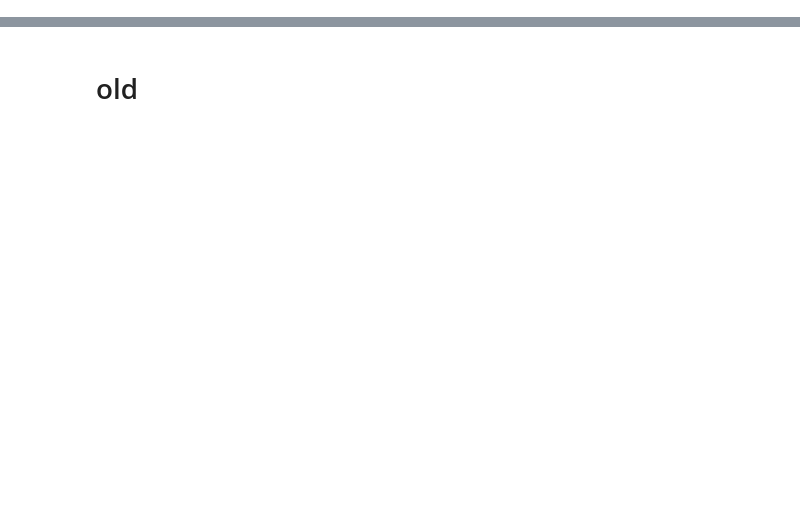
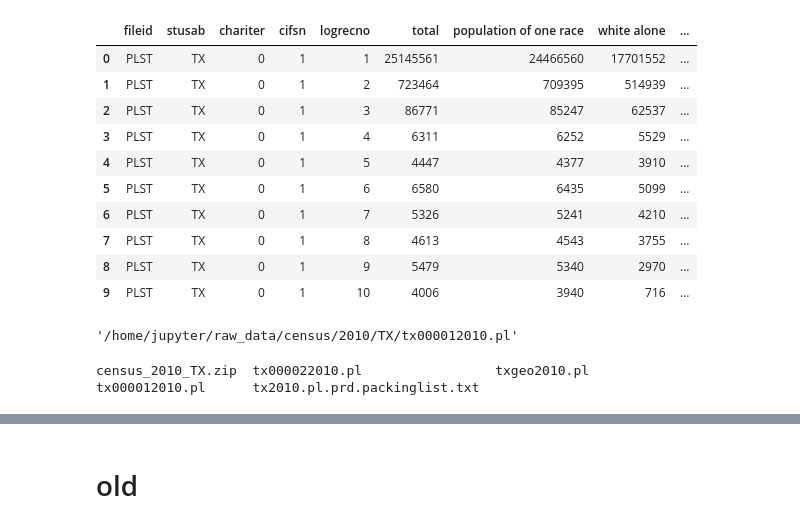
Before and after one commit to Tarleton-Math/MathVGerrmandering_CMAT_2021, a Jupyter notebook: get_data.ipynb, the cells around one changed output, grey strips where cells are left out. Drawn from its saved outputs; the diff is of its cells as text; code cells hidden in the pictures; blank space fills up the shorter version.

```diff
--- a/get_data.ipynb
+++ b/get_data.ipynb
@@ -74,0 +497,40 @@ overwrite = False
+# %%
+df = pd.read_csv(file, nrows=10)
+df
+# %% [output]
+|  | fileid | stusab | chariter | cifsn | logrecno | total | population of one race | white alone | ... |
+| 0 | PLST | TX | 0 | 1 | 1 | 25145561 | 24466560 | 17701552 | ... |
+| 1 | PLST | TX | 0 | 1 | 2 | 723464 | 709395 | 514939 | ... |
+| 2 | PLST | TX | 0 | 1 | 3 | 86771 | 85247 | 62537 | ... |
+| 3 | PLST | TX | 0 | 1 | 4 | 6311 | 6252 | 5529 | ... |
+| 4 | PLST | TX | 0 | 1 | 5 | 4447 | 4377 | 3910 | ... |
+| 5 | PLST | TX | 0 | 1 | 6 | 6580 | 6435 | 5099 | ... |
+| 6 | PLST | TX | 0 | 1 | 7 | 5326 | 5241 | 4210 | ... |
+| 7 | PLST | TX | 0 | 1 | 8 | 4613 | 4543 | 3755 | ... |
+| 8 | PLST | TX | 0 | 1 | 9 | 5479 | 5340 | 2970 | ... |
+| 9 | PLST | TX | 0 | 1 | 10 | 4006 | 3940 | 716 | ... |
+# %%
+file
+# %% [output]
+'/home/jupyter/raw_data/census/2010/TX/tx000012010.pl'
+# %%
+%ls
+table_id = f"{proj_id}.cook_test.{parquetfile.stem}"
+table_id
+
+bqclient.delete_table(table_id, not_found_ok=True)
+
+job_config = bigquery.LoadJobConfig(
+    autodetect=True,
+#     skip_leading_rows=1,
+    # The source format defaults to CSV, so the line below is optional.
+    source_format=bigquery.SourceFormat.CSV,
+)
+with open(file, mode='rb') as f:
+    load_job = bqclient.load_table_from_file(
+        f, table_id, job_config=job_config
+    )
+    load_job.result()
+# %% [output]
+census_2010_TX.zip  tx000022010.pl                 txgeo2010.pl
+tx000012010.pl      tx2010.pl.prd.packinglist.txt
```
Also changed, not shown: parts of 37 cells of this notebook.
